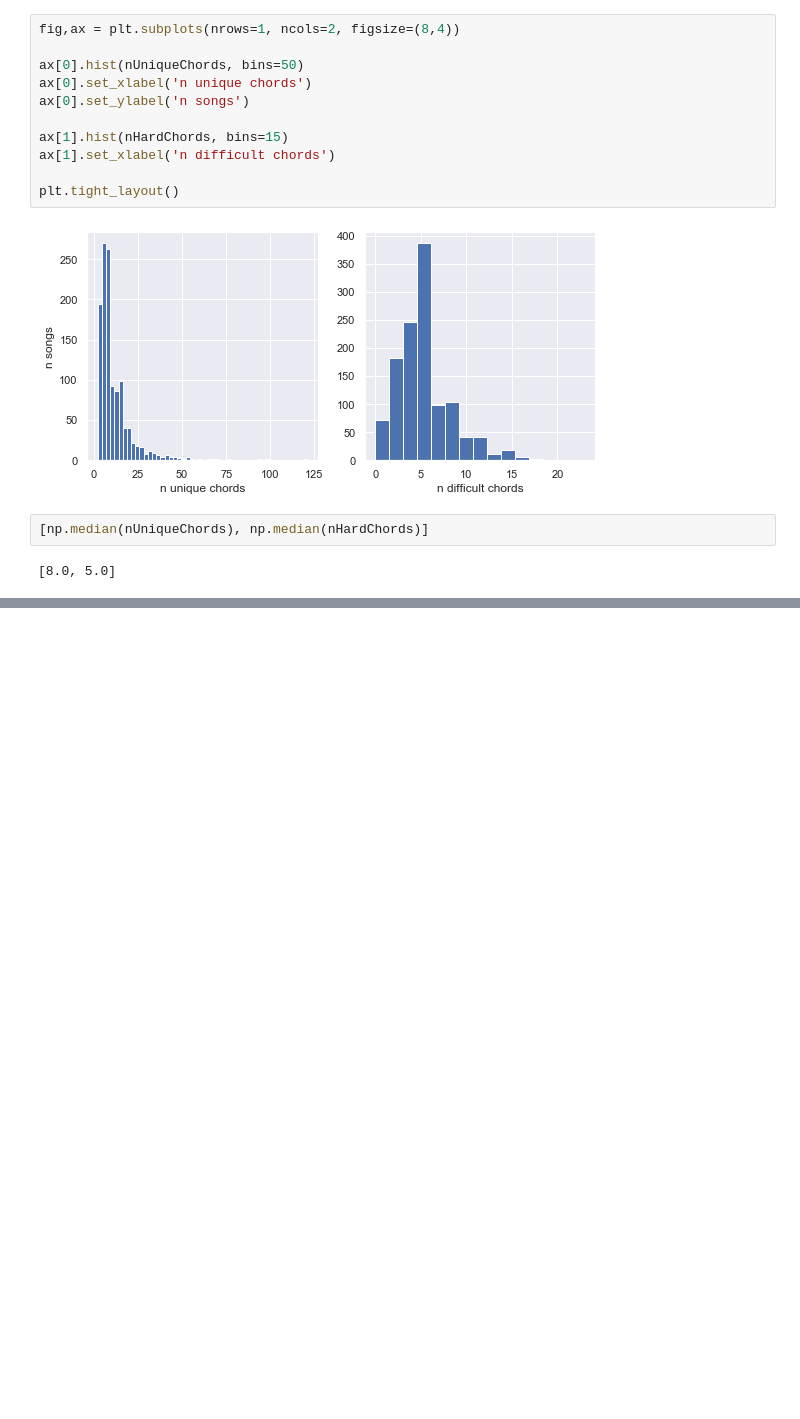
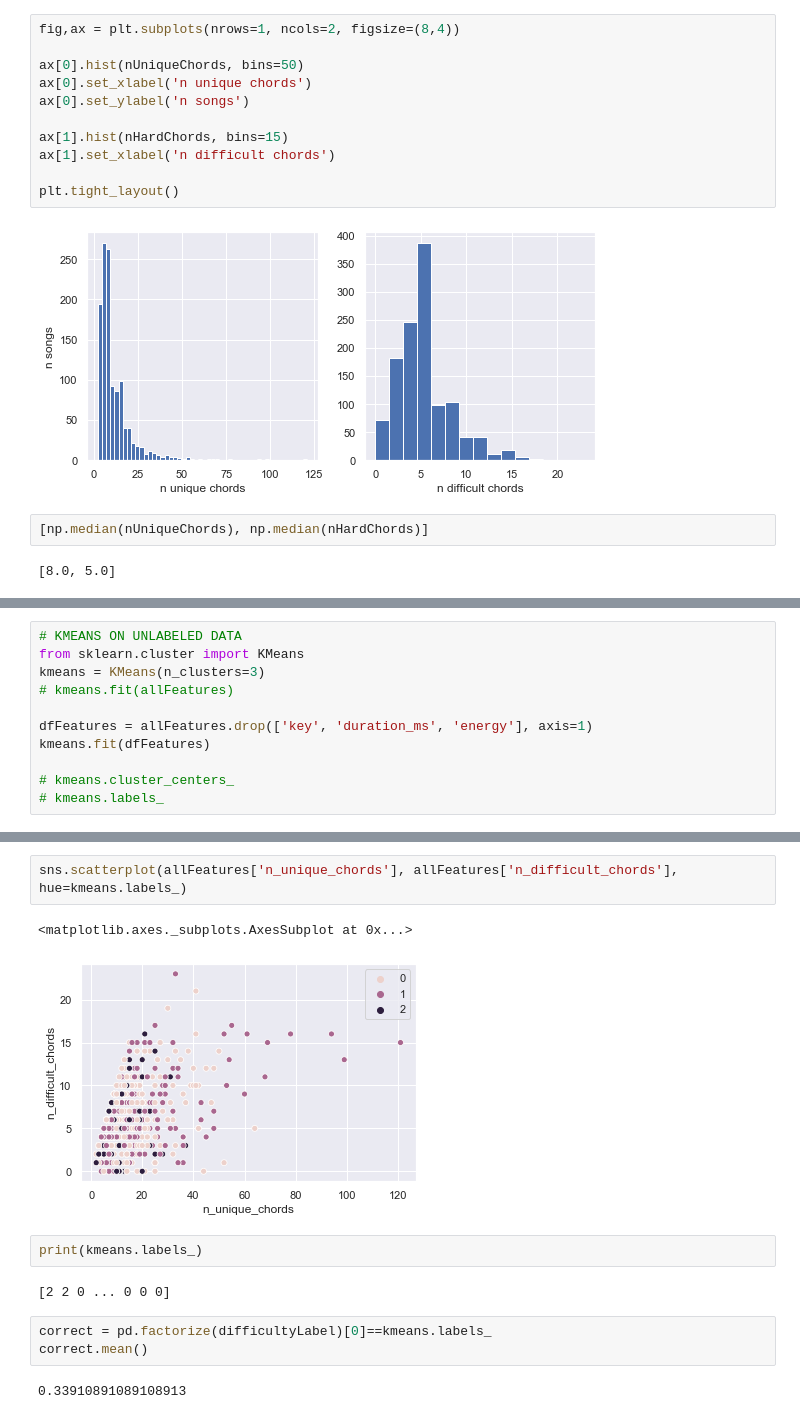
Before and after one commit to alevi813/chordRec, a Jupyter notebook: chordsEDA.ipynb, the cells around one changed output, grey strips where cells are left out. Cells and saved outputs as stored; diff of their text form; blank space fills up the shorter version.

Commit message:
trying out some clustering and classification models after basic eda

```diff
--- a/chordsEDA.ipynb
+++ b/chordsEDA.ipynb
@@ -280,0 +157,11 @@ False
+# %%
+# KMEANS ON UNLABELED DATA
+from sklearn.cluster import KMeans
+kmeans = KMeans(n_clusters=3)
+# kmeans.fit(allFeatures)
+
+dfFeatures = allFeatures.drop(['key', 'duration_ms', 'energy'], axis=1)
+kmeans.fit(dfFeatures)
+
+# kmeans.cluster_centers_
+# kmeans.labels_
@@ -280,0 +178,14 @@ False
+# %%
+sns.scatterplot(allFeatures['n_unique_chords'], allFeatures['n_difficult_chords'], hue=kmeans.labels_)
+# %% [output]
+<matplotlib.axes._subplots.AxesSubplot at 0x...>
+[figure, added]
+# %%
+print(kmeans.labels_)
+# %% [output]
+[2 2 0 ... 0 0 0]
+# %%
+correct = pd.factorize(difficultyLabel)[0]==kmeans.labels_
+correct.mean()
+# %% [output]
+0.33910891089108913
```
Also changed, not shown: parts of 35 cells of this notebook.
